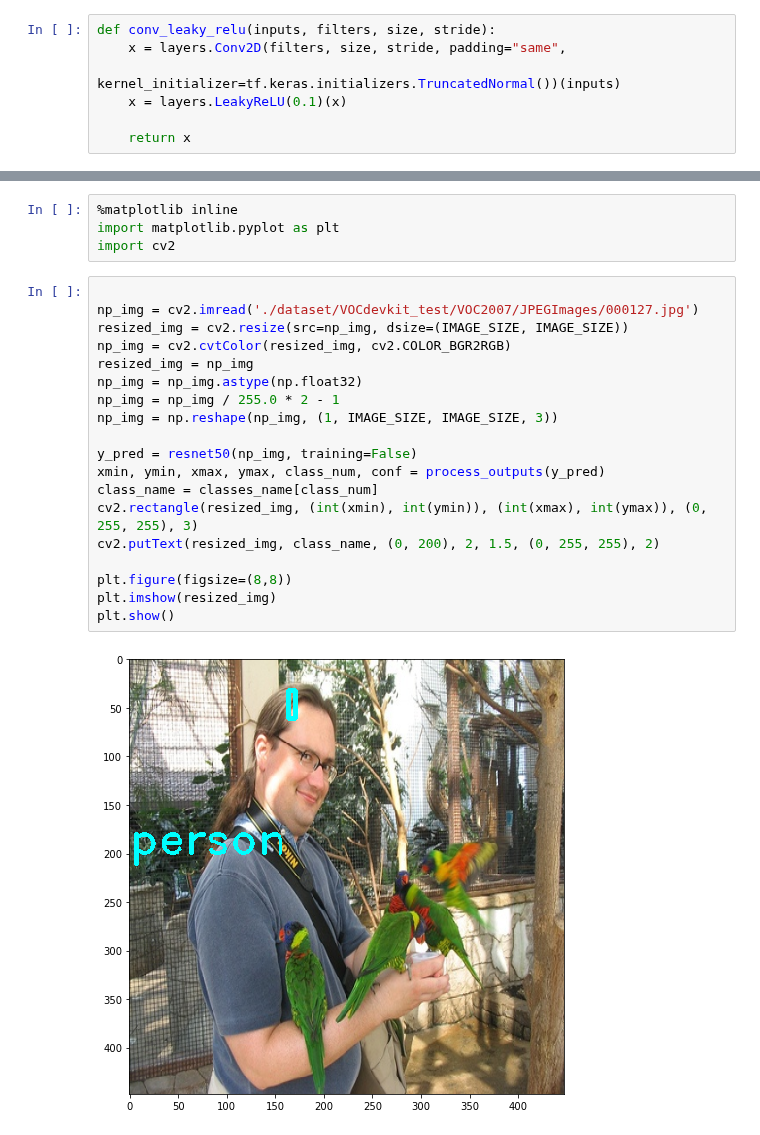
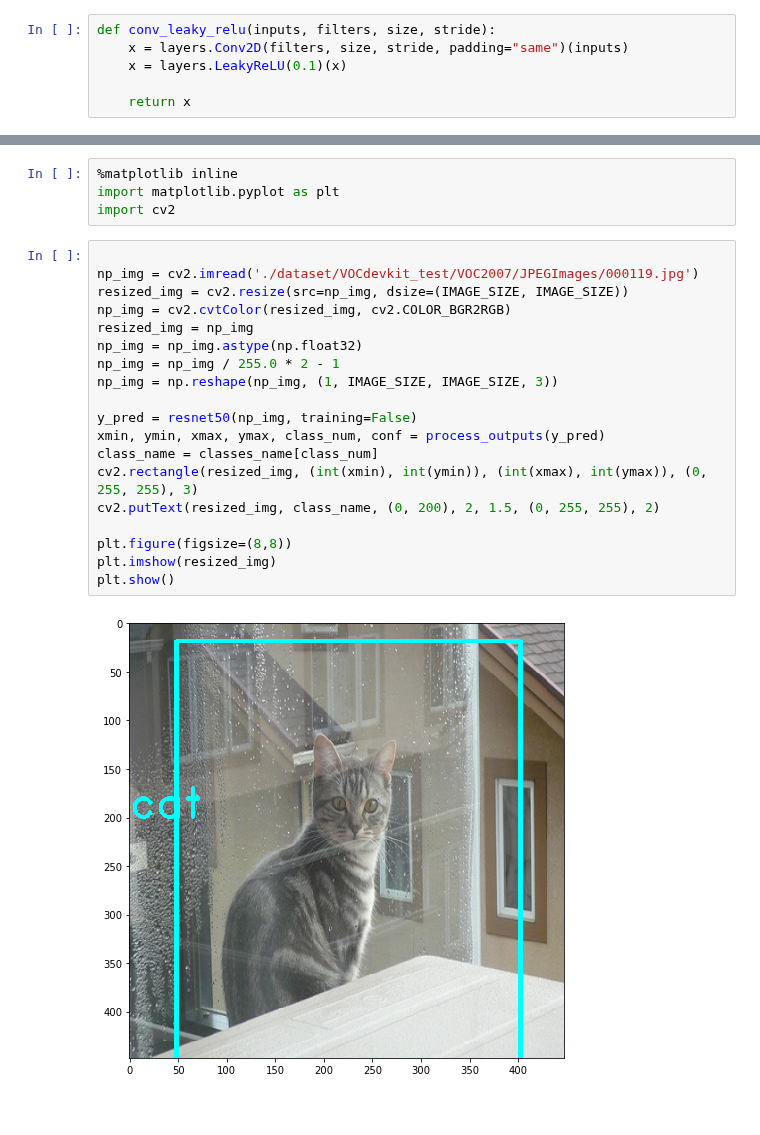
Before and after one commit to chengche6230/Deep-Learning-Course-Team-Project, a Jupyter notebook: Competition_2/Com2_lecture.ipynb, the cells around one changed output, grey strips where cells are left out. Cells and saved outputs as stored; diff of their text form.

```diff
--- a/Competition_2/Com2_lecture.ipynb
+++ b/Competition_2/Com2_lecture.ipynb
@@ -182,8 +197,7 @@ from tensorflow import keras
 from tensorflow.keras import layers
 # %%
 def conv_leaky_relu(inputs, filters, size, stride):
-    x = layers.Conv2D(filters, size, stride, padding="same",
-                      kernel_initializer=tf.keras.initializers.TruncatedNormal())(inputs)
+    x = layers.Conv2D(filters, size, stride, padding="same")(inputs)
     x = layers.LeakyReLU(0.1)(x)
 
     return x
@@ -654,22 +696,22 @@ import matplotlib.pyplot as plt
 import cv2
 # %%
 
-np_img = cv2.imread('./dataset/VOCdevkit_test/VOC2007/JPEGImages/000127.jpg')
+np_img = cv2.imread('./dataset/VOCdevkit_test/VOC2007/JPEGImages/000119.jpg')
 resized_img = cv2.resize(src=np_img, dsize=(IMAGE_SIZE, IMAGE_SIZE))
 np_img = cv2.cvtColor(resized_img, cv2.COLOR_BGR2RGB)
 resized_img = np_img
 np_img = np_img.astype(np.float32)
 np_img = np_img / 255.0 * 2 - 1
 np_img = np.reshape(np_img, (1, IMAGE_SIZE, IMAGE_SIZE, 3))
 
 y_pred = resnet50(np_img, training=False)
 xmin, ymin, xmax, ymax, class_num, conf = process_outputs(y_pred)
 class_name = classes_name[class_num]
 cv2.rectangle(resized_img, (int(xmin), int(ymin)), (int(xmax), int(ymax)), (0, 255, 255), 3)
 cv2.putText(resized_img, class_name, (0, 200), 2, 1.5, (0, 255, 255), 2)
 
 plt.figure(figsize=(8,8))
 plt.imshow(resized_img)
 plt.show()
 # %% [output]
-[figure, old version]
+[figure, new version]
```
Also changed, not shown: parts of 6 cells of this notebook, 4 other files.
